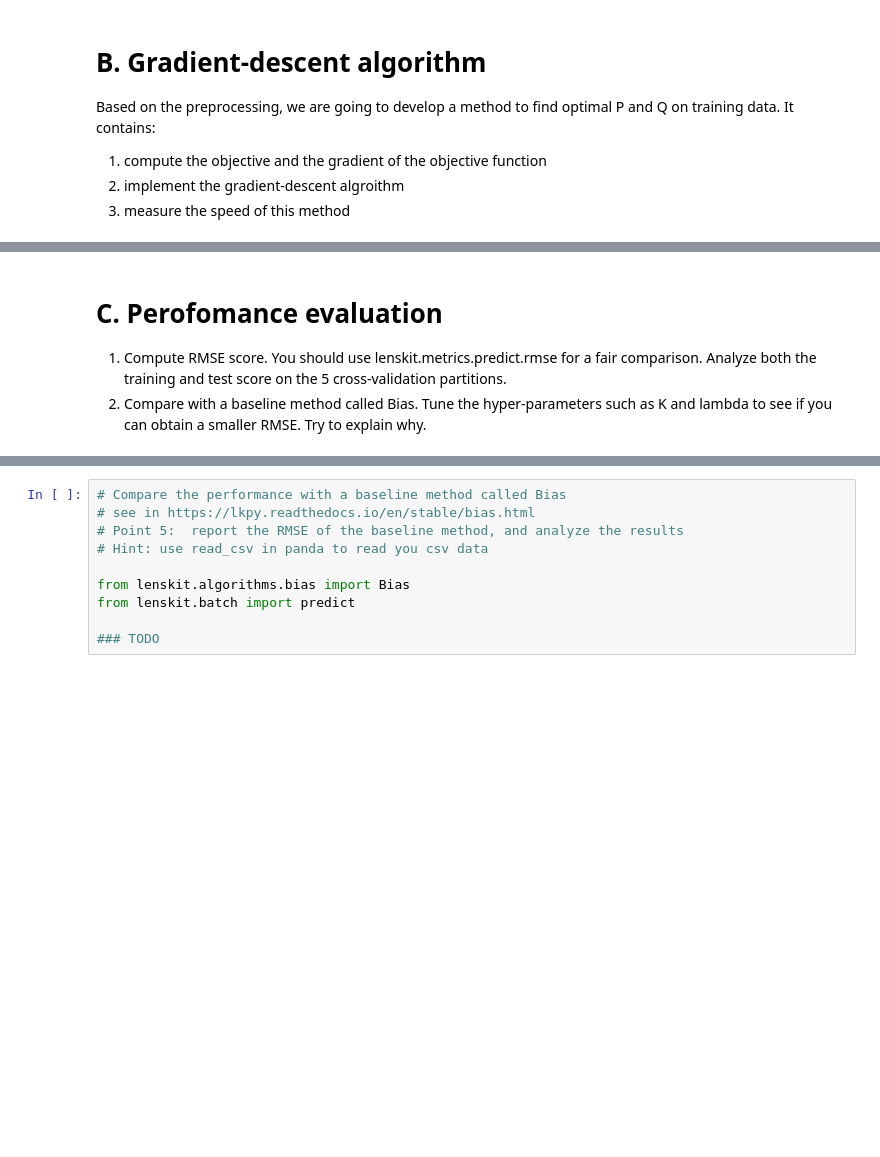
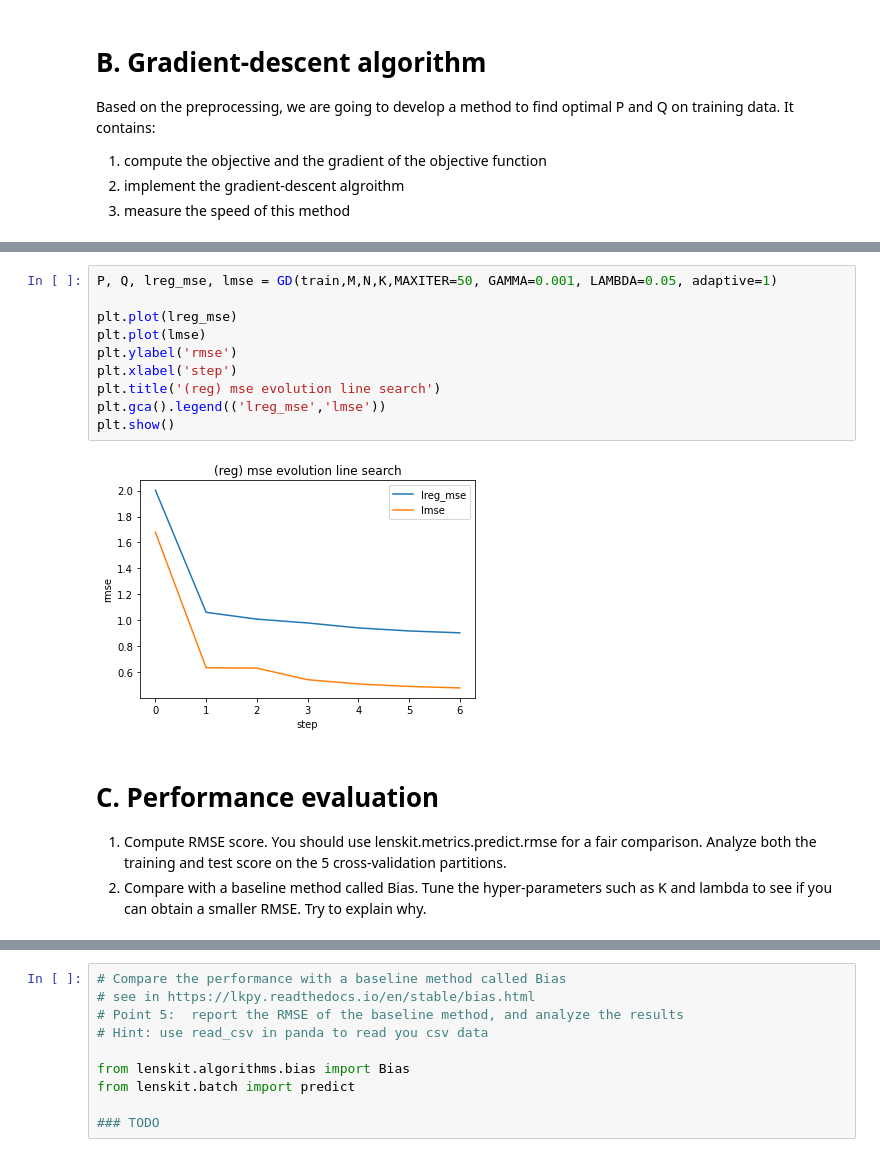
Before and after one commit to LorisGaven/Projet_BigData, a Jupyter notebook: Projet-Optimisation-22-eleves.ipynb, the cells around one changed output, grey strips where cells are left out. Drawn from its saved outputs; the diff is of its cells as text; blank space fills up the shorter version.

```diff
--- a/Projet-Optimisation-22-eleves.ipynb
+++ b/Projet-Optimisation-22-eleves.ipynb
@@ -189,5 +310,17 @@ def GD(RDD,M,N,K,MAXITER=50, GAMMA=0.001, LAMBDA=0.05, adaptive=0):
+# %%
+P, Q, lreg_mse, lmse = GD(train,M,N,K,MAXITER=50, GAMMA=0.001, LAMBDA=0.05, adaptive=1)
+
+plt.plot(lreg_mse)
+plt.plot(lmse)
+plt.ylabel('rmse')
+plt.xlabel('step')
+plt.title('(reg) mse evolution line search')
+plt.gca().legend(('lreg_mse','lmse'))
+plt.show()
+# %% [output]
+[figure, added]
 # %% [markdown]
-# C. Perofomance evaluation
+# C. Performance evaluation
 1. Compute RMSE score. You should use lenskit.metrics.predict.rmse for a fair comparison. Analyze both the training and test score on the 5 cross-validation partitions.
 2. Compare with a baseline method called Bias. Tune the hyper-parameters such as K and lambda to see if you can obtain a smaller RMSE. Try to explain why.
 # %%
```
Also changed, not shown: parts of 12 cells of this notebook, 12 other files.
